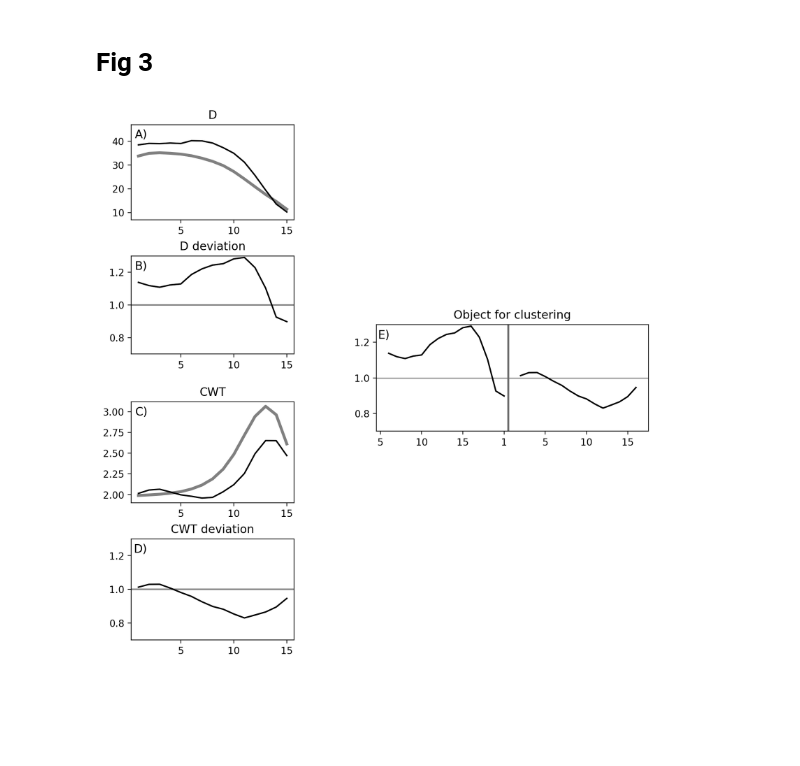
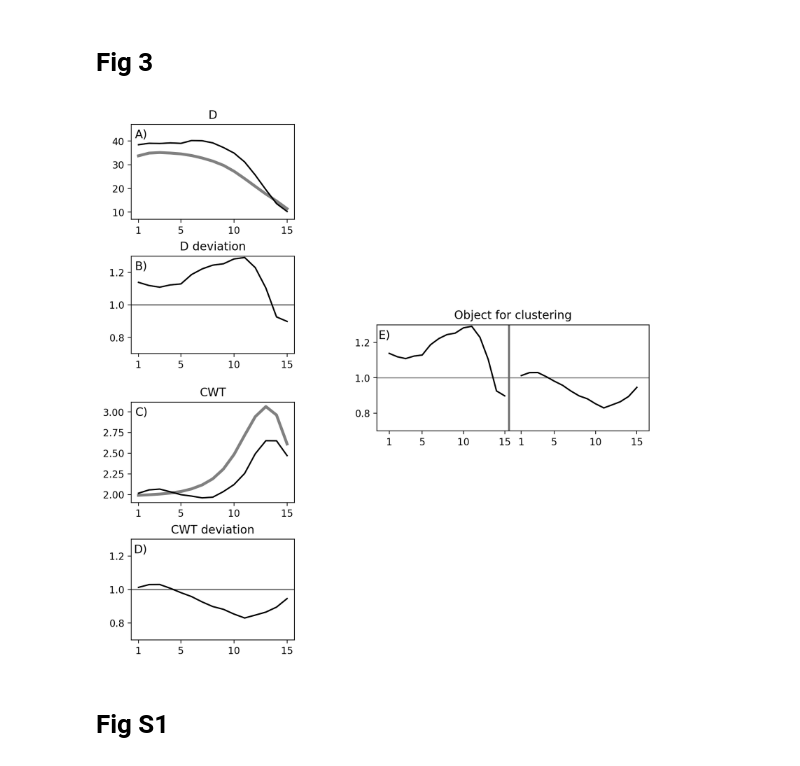
Before and after one commit to mikewellmeansme/TracheidClustering, a Jupyter notebook: notebooks/methods_visualization.ipynb, the cells around one changed output. Drawn from its saved outputs; the diff is of its cells as text; code cells hidden in the pictures; blank space fills up the shorter version.

```diff
--- a/notebooks/methods_visualization.ipynb
+++ b/notebooks/methods_visualization.ipynb
@@ -189,33 +189,38 @@ axes[3].plot(range(1,16), [i / j for i, j in zip(y[15:], global_mean[15:])], 'bl
 axes[4].axhline(y=1, color='grey', linewidth=1)
 axes[4].axvline(x=15.5, color='dimgrey', linewidth=2)
 axes[4].plot(range(1,16), [i / j for i, j in zip(y, list(global_mean))][:15], 'black')
 axes[4].plot(range(17,32), [i / j for i, j in zip(y, list(global_mean))][15:], 'black')
 
 axes[0].set_title('D')
 axes[1].set_title('D deviation')
 axes[2].set_title('CWT')
 axes[3].set_title('CWT deviation')
 axes[4].set_title('Object for clustering')
 
 axes[0].set_ylim([7, 47])
 axes[1].set_ylim([0.7, 1.3])
 axes[3].set_ylim([0.7, 1.3])
 axes[4].set_ylim([0.7, 1.3])
 
 axes[0].text(0.1, 0.95, 'A)', transform=axes[0].transAxes, fontsize=12, va='top', ha='right')
 axes[1].text(0.1, 0.95, 'B)', transform=axes[1].transAxes, fontsize=12, va='top', ha='right')
 axes[2].text(0.1, 0.95, 'C)', transform=axes[2].transAxes, fontsize=12, va='top', ha='right')
 axes[3].text(0.1, 0.95, 'D)', transform=axes[3].transAxes, fontsize=12, va='top', ha='right')
 axes[4].text(0.05, 0.95, 'E)', transform=axes[4].transAxes, fontsize=12, va='top', ha='right')
 
+axes[0].set_xticks([1, 5, 10, 15])
+axes[1].set_xticks([1, 5, 10, 15])
+axes[2].set_xticks([1, 5, 10, 15])
+axes[3].set_xticks([1, 5, 10, 15])
+axes[4].set_xticks([1, 5, 10, 15, 17, 21, 26, 31])
+
 axes[0].set_xticklabels([1, 5, 10, 15])
 axes[1].set_xticklabels([1, 5, 10, 15])
 axes[2].set_xticklabels([1, 5, 10, 15])
 axes[3].set_xticklabels([1, 5, 10, 15])
 axes[4].set_xticklabels([1, 5, 10, 15, 1, 5, 10, 15])
 
-plt.savefig('../output/method_visualization.svg', dpi=300)
 plt.show()
 # %% [output]
-[figure, old version]
+[figure, new version]
 # %%
@@ -223,2 +228,4 @@ fig.savefig(f'../output/Fig 3.eps', dpi=300)
 fig.savefig(f'../output/Fig 3.png', dpi=300)
 plt.close(fig)
+# %% [markdown]
+# Fig S1
```
Also changed, not shown: parts of 10 cells of this notebook, 3 other files.
